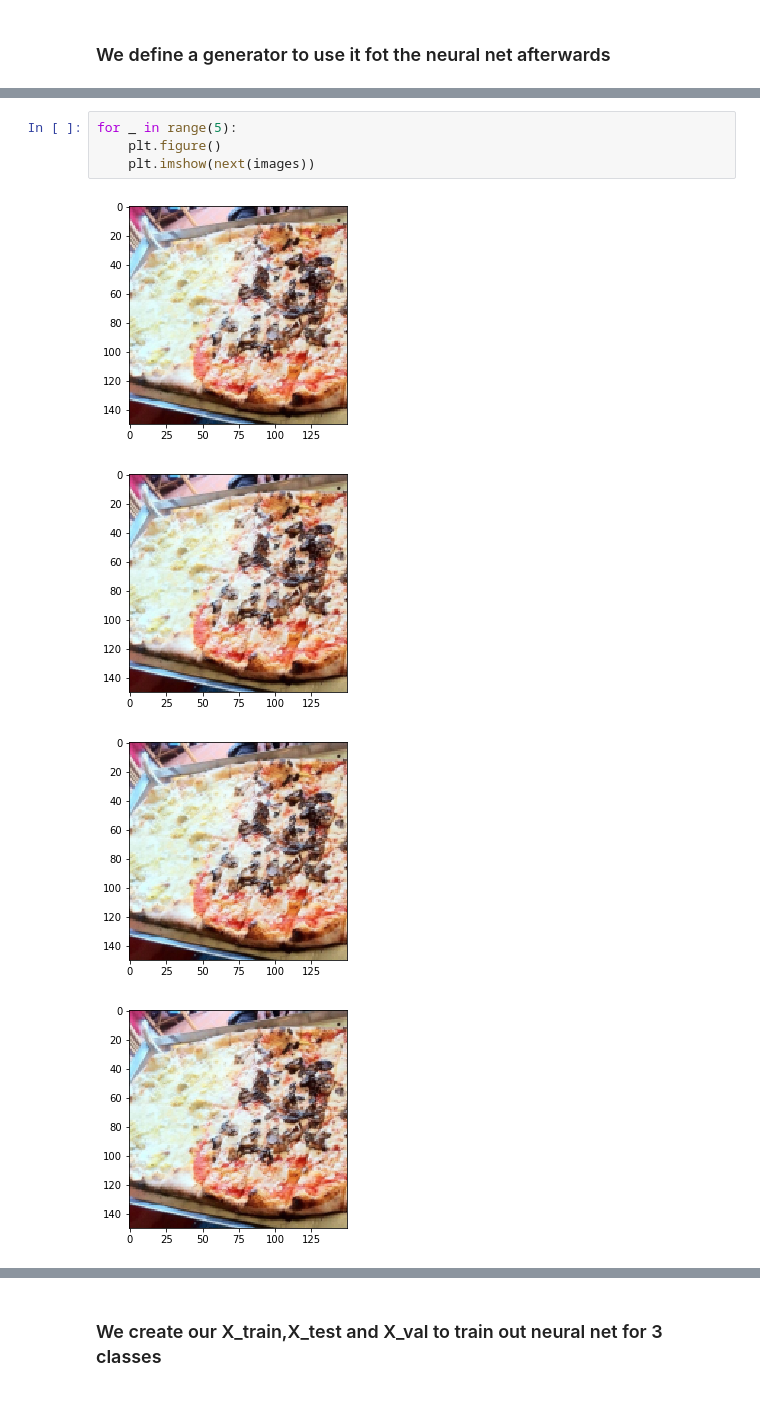
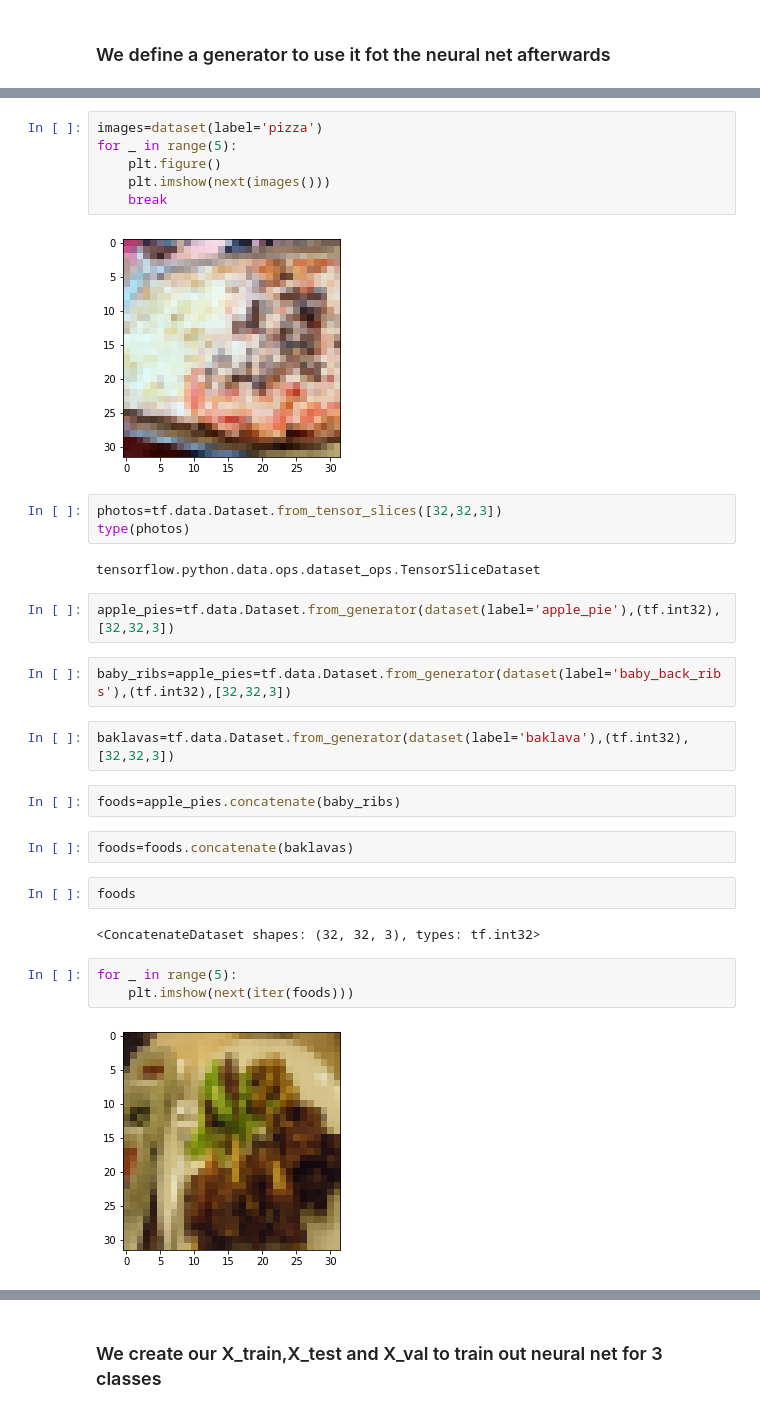
Before and after one commit to silviaherf/foodie_api, a Jupyter notebook: src/image_processing_part.ipynb, the cells around one changed output, grey strips where cells are left out. Cells and saved outputs as stored; diff of their text form.

Commit message:
creado dataset tensor con 3 clases platos

```diff
--- a/src/image_processing_part.ipynb
+++ b/src/image_processing_part.ipynb
@@ -132,9 +101,32 @@ images = make_gen_callable(path)
+# %%
+images=dataset(label='pizza')
+for _ in range(5):
+    plt.figure()
+    plt.imshow(next(images()))
+    break
+# %% [output]
+[figure, added]
+# %%
+photos=tf.data.Dataset.from_tensor_slices([32,32,3])
+type(photos)
+# %% [output]
+tensorflow.python.data.ops.dataset_ops.TensorSliceDataset
+# %%
+apple_pies=tf.data.Dataset.from_generator(dataset(label='apple_pie'),(tf.int32),[32,32,3])
+# %%
+baby_ribs=apple_pies=tf.data.Dataset.from_generator(dataset(label='baby_back_ribs'),(tf.int32),[32,32,3])
+# %%
+baklavas=tf.data.Dataset.from_generator(dataset(label='baklava'),(tf.int32),[32,32,3])
+# %%
+foods=apple_pies.concatenate(baby_ribs)
+# %%
+foods=foods.concatenate(baklavas)
+# %%
+foods
+# %% [output]
+<ConcatenateDataset shapes: (32, 32, 3), types: tf.int32>
 # %%
 for _ in range(5):
-    plt.figure()
-    plt.imshow(next(images))
+    plt.imshow(next(iter(foods)))
 # %% [output]
-[figure, old version]
+[figure, new version]
-[figure, removed]
-[figure, removed]
-[figure, removed]
```
Also changed, not shown: parts of 17 cells of this notebook.
